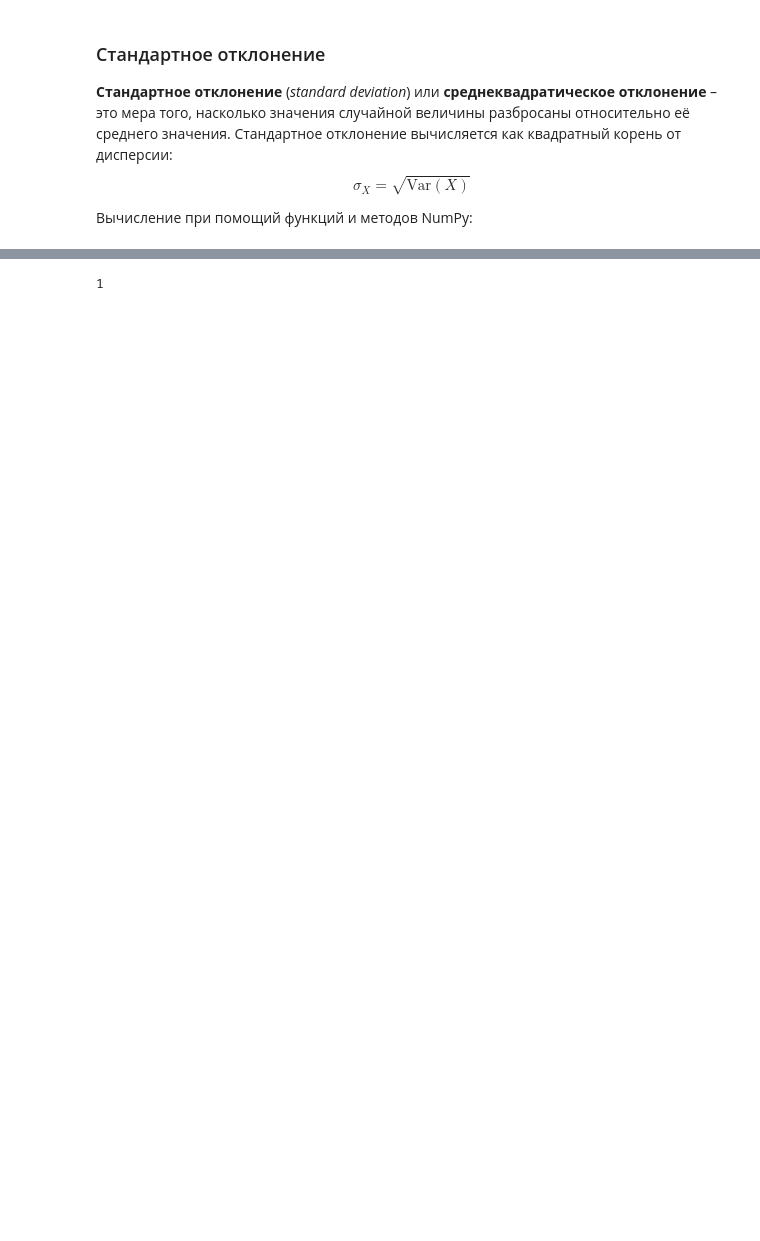
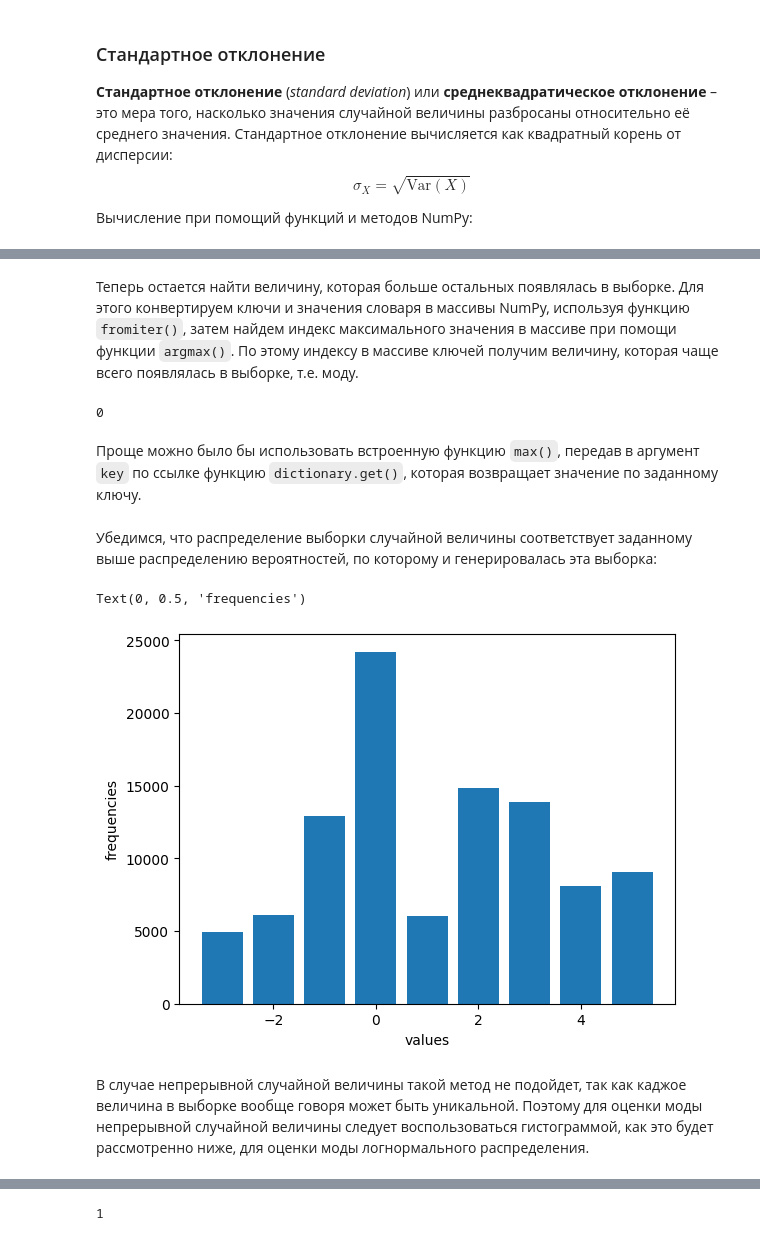
Before and after one commit to ordevoir/Mathematics, a Jupyter notebook: PT_RV_base.ipynb, the cells around one changed output, grey strips where cells are left out. Drawn from its saved outputs; the diff is of its cells as text; code cells hidden in the pictures; blank space fills up the shorter version.

```diff
--- a/PT_RV_base.ipynb
+++ b/PT_RV_base.ipynb
@@ -231,0 +242,9 @@ sample.std()       # среднеквадратического отклонен
+# %%
+dictionary = dict()
+for n in sample:
+    if n in dictionary:
+        dictionary[n] += 1
+    else:
+        dictionary[n] = 1
+
+dictionary
@@ -231,0 +261,11 @@ sample.std()       # среднеквадратического отклонен
+# %% [markdown]
+Теперь остается найти величину, которая больше остальных появлялась в выборке. Для этого конвертируем ключи и значения словаря в массивы NumPy, используя функцию `fromiter()`, затем найдем индекс максимального значения в массиве при помощи функции `argmax()`. По этому индексу в массиве ключей получим величину, которая чаще всего появлялась в выборке, т.е. моду.
+# %%
+frequencies = np.fromiter(dictionary.values(), dtype=int)
+values = np.fromiter(dictionary.keys(), dtype=int)
+index = np.argmax(frequencies)
+values[index]
+# %% [output]
+0
+# %% [markdown]
+Проще можно было бы использовать встроенную функцию `max()`, передав в аргумент `key` по ссылке функцию `dictionary.get()`, которая возвращает значение по заданному ключу.
@@ -232 +274,12 @@ sample.std()       # среднеквадратического отклонен
+# %% [markdown]
+Убедимся, что распределение выборки случайной величины соответствует заданному выше распределению вероятностей, по которому и генерировалась эта выборка:
+# %%
+plt.bar(values, frequencies)
+plt.xlabel('values')
+plt.ylabel('frequencies')
+# %% [output]
+Text(0, 0.5, 'frequencies')
+[figure, added]
+# %% [markdown]
+В случае непрерывной случайной величины такой метод не подойдет, так как каджое величина в выборке вообще говоря может быть уникальной. Поэтому для оценки моды непрерывной случайной величины следует воспользоваться гистограммой, как это будет рассмотренно ниже, для оценки моды логнормального распределения.
 # %% [markdown]
```
Also changed, not shown: parts of 18 cells of this notebook.
